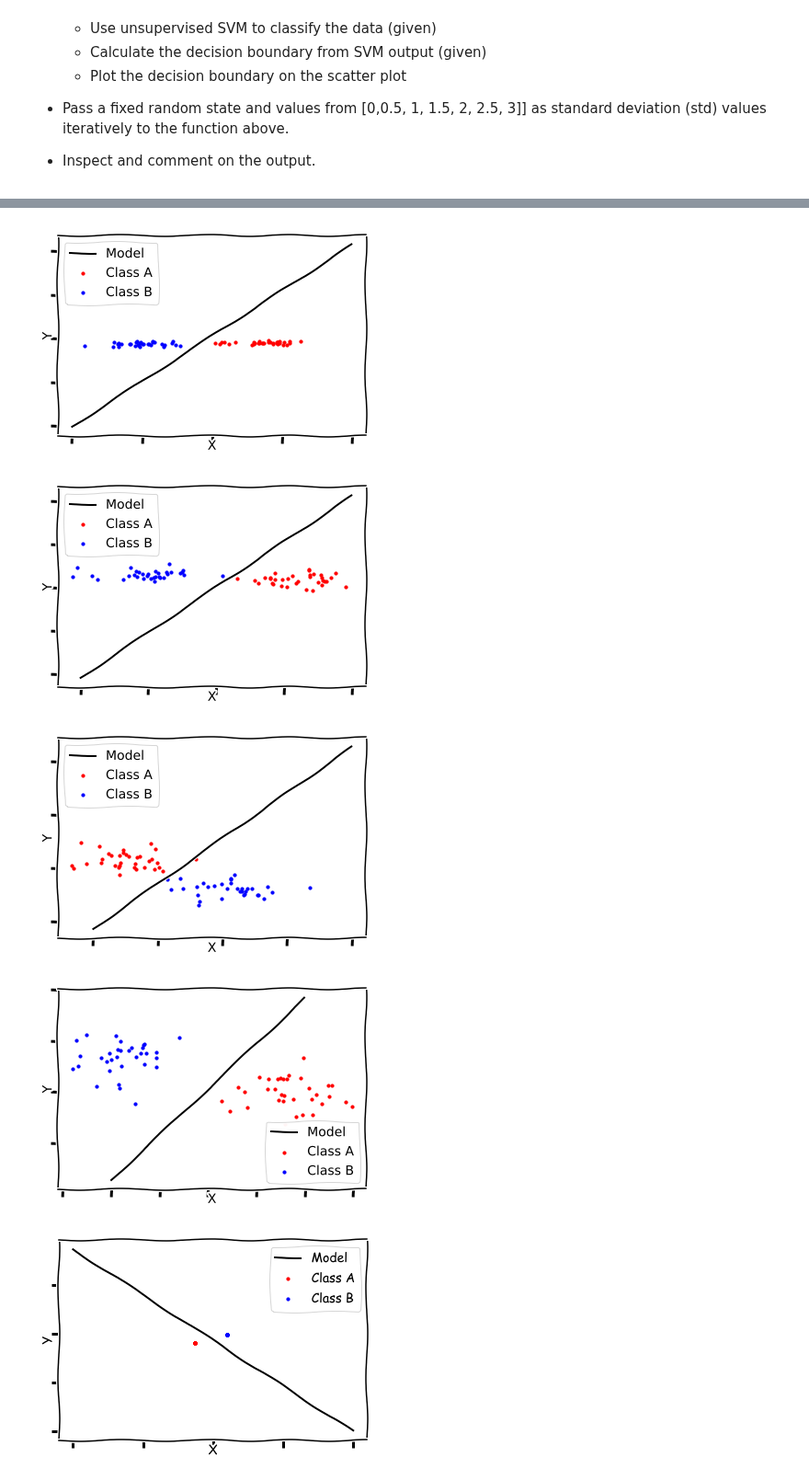
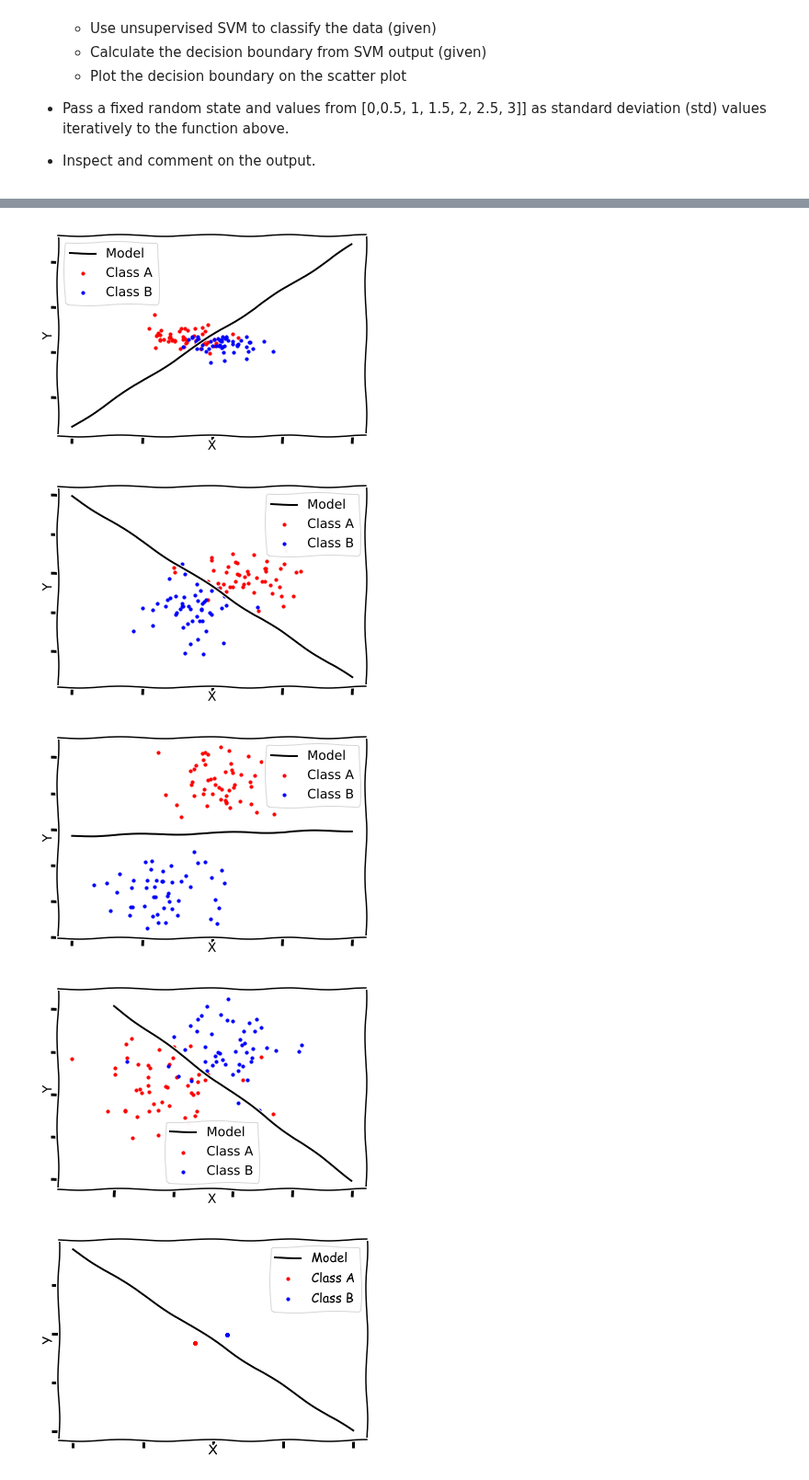
Before and after one commit to ZMBailey/dsc-2-23-06-data-generation-process-lab-seattle-ds-career-040119, a Jupyter notebook: index.ipynb, the cells around one changed output, grey strips where cells are left out. Shown at 92% size. Cells and saved outputs as stored; diff of their text form; code cells hidden in the pictures.

```diff
--- a/index.ipynb
+++ b/index.ipynb
@@ -81,7 +81,7 @@ from sklearn.svm import LinearSVC
 def classification_simulation(random_state, std):
 
     # Create X, y (2 classes) and make a color coded scatter plot
-    X,y = make_blobs(n_samples=100, n_features=2, cluster_std=std, random_state=random_state)
+    X,y = make_blobs(n_samples=100, n_features=2, centers=2, cluster_std=std, random_state=random_state)
 
     plt.scatter(X[y == 0, 0], X[y == 0, 1], color="red", s=10, label="Class A")
     plt.scatter(X[y == 1, 0], X[y == 1, 1], color="blue", s=10, label="Class B")
@@ -120,7 +120,7 @@ for std in [0,0.5, 1, 1.5, 2, 2.5, 3]:
-[figure, old version]
+[figure, new version]
-[figure, old version]
+[figure, new version]
-[figure, old version]
+[figure, new version]
-[figure, old version]
+[figure, new version]
 # %%
 # %% [output]
 [figure]
```
Also changed, not shown: parts of 1 cell of this notebook.
